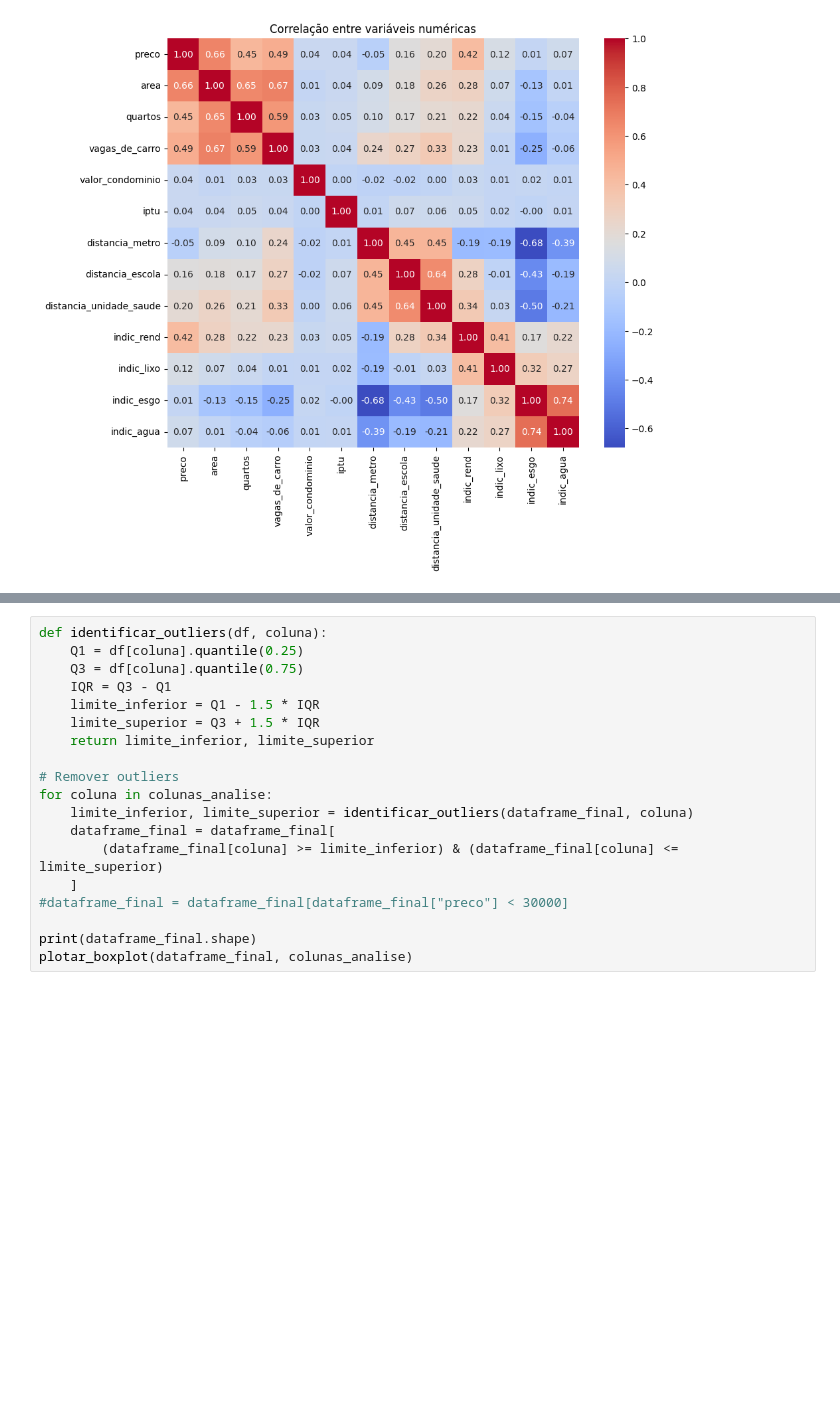
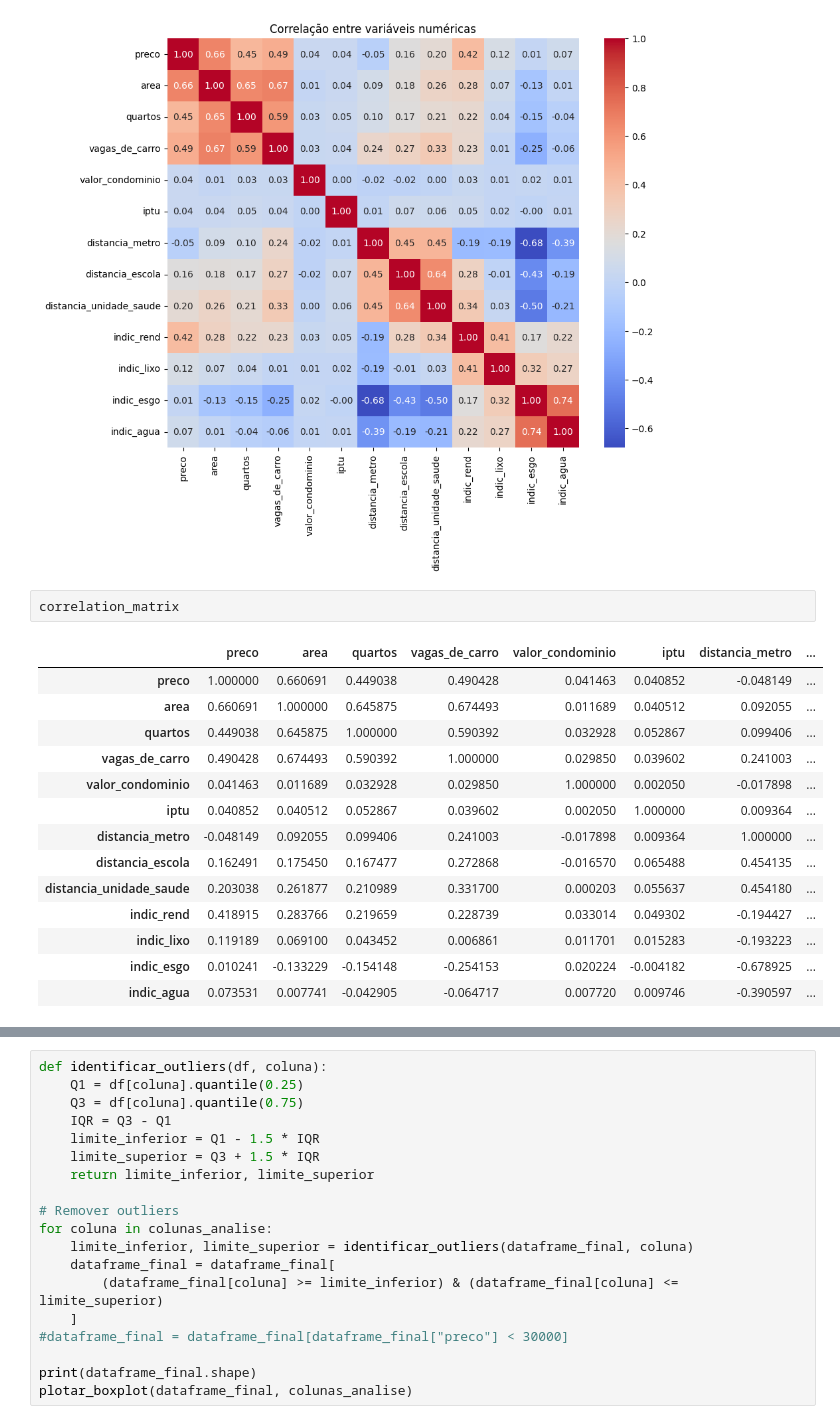
Before and after one commit to viniciusvianavieira/zap-imoveis-scraping-prediction, a Jupyter notebook: 3V - Análise-Zap-Imóveis-Vendas.ipynb, the cells around one changed output, grey strips where cells are left out. Cells and saved outputs as stored; diff of their text form; blank space fills up the shorter version.

```diff
--- a/3V - Análise-Zap-Imóveis-Vendas.ipynb
+++ b/3V - Análise-Zap-Imóveis-Vendas.ipynb
@@ -60,4 +60,21 @@ plt.title("Correlação entre variáveis numéricas")
 plt.show()
 # %% [output]
 [figure]
+# %%
+correlation_matrix
+# %% [output]
+|  | preco | area | quartos | vagas_de_carro | valor_condominio | iptu | distancia_metro | ... |
+| preco | 1.000000 | 0.660691 | 0.449038 | 0.490428 | 0.041463 | 0.040852 | -0.048149 | ... |
+| area | 0.660691 | 1.000000 | 0.645875 | 0.674493 | 0.011689 | 0.040512 | 0.092055 | ... |
+| quartos | 0.449038 | 0.645875 | 1.000000 | 0.590392 | 0.032928 | 0.052867 | 0.099406 | ... |
+| vagas_de_carro | 0.490428 | 0.674493 | 0.590392 | 1.000000 | 0.029850 | 0.039602 | 0.241003 | ... |
+| valor_condominio | 0.041463 | 0.011689 | 0.032928 | 0.029850 | 1.000000 | 0.002050 | -0.017898 | ... |
+| iptu | 0.040852 | 0.040512 | 0.052867 | 0.039602 | 0.002050 | 1.000000 | 0.009364 | ... |
+| distancia_metro | -0.048149 | 0.092055 | 0.099406 | 0.241003 | -0.017898 | 0.009364 | 1.000000 | ... |
+| distancia_escola | 0.162491 | 0.175450 | 0.167477 | 0.272868 | -0.016570 | 0.065488 | 0.454135 | ... |
+| distancia_unidade_saude | 0.203038 | 0.261877 | 0.210989 | 0.331700 | 0.000203 | 0.055637 | 0.454180 | ... |
+| indic_rend | 0.418915 | 0.283766 | 0.219659 | 0.228739 | 0.033014 | 0.049302 | -0.194427 | ... |
+| indic_lixo | 0.119189 | 0.069100 | 0.043452 | 0.006861 | 0.011701 | 0.015283 | -0.193223 | ... |
+| indic_esgo | 0.010241 | -0.133229 | -0.154148 | -0.254153 | 0.020224 | -0.004182 | -0.678925 | ... |
+| indic_agua | 0.073531 | 0.007741 | -0.042905 | -0.064717 | 0.007720 | 0.009746 | -0.390597 | ... |
 # %%
```
Also changed, not shown: parts of 1 cell of this notebook, 3 other files.
